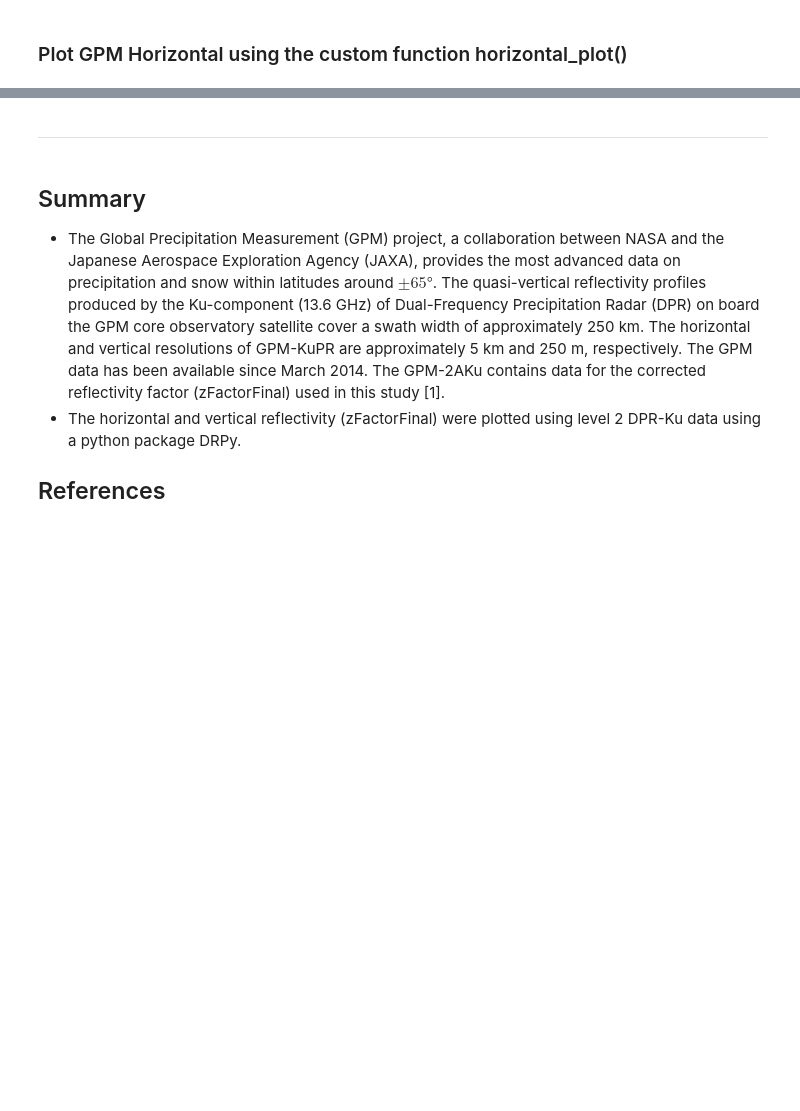
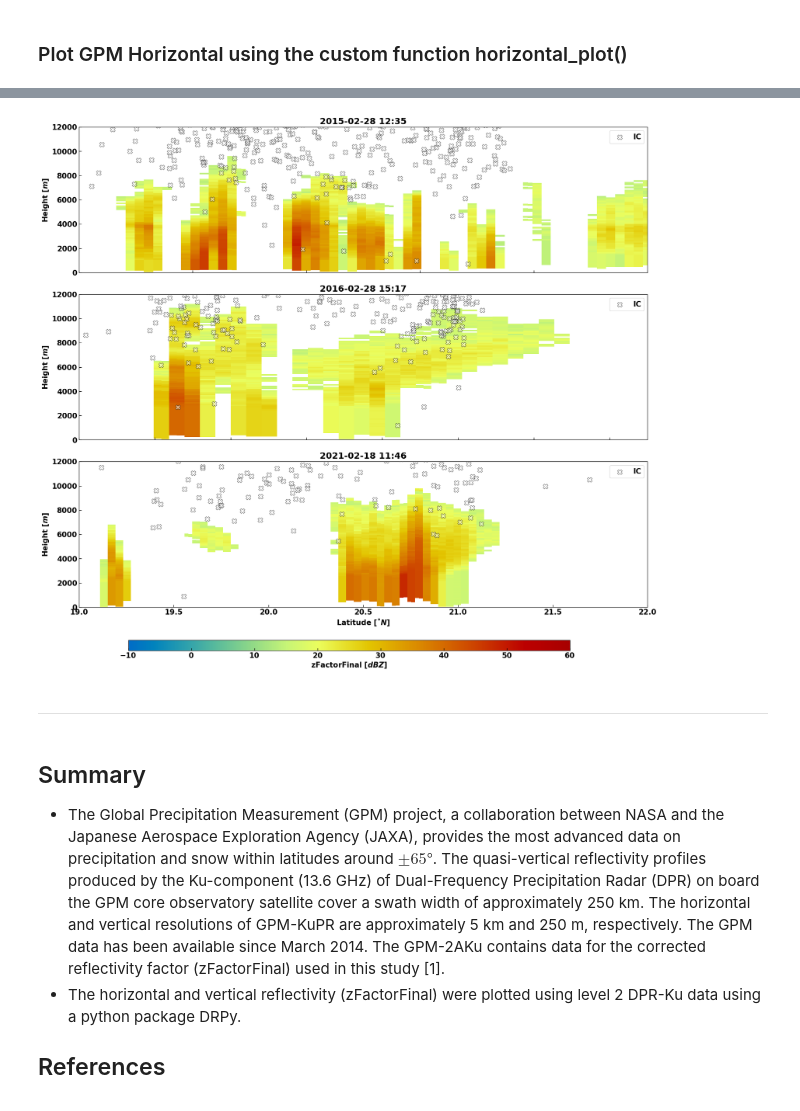
Before and after one commit to syedhamidali/GPM_and_lightning, a Jupyter notebook: gpm_dpr_and_llndata.ipynb, the cells around one changed output, grey strips where cells are left out. Cells and saved outputs as stored; diff of their text form; code cells hidden in the pictures; blank space fills up the shorter version.

```diff
--- a/gpm_dpr_and_llndata.ipynb
+++ b/gpm_dpr_and_llndata.ipynb
@@ -378,3 +306,16 @@ plot_vert(india, df21, ax=ax,l=True, b=True, fig=fig, colorbar=True, xlim=(20,23
+# %%
+fig = plt.figure(figsize = [18, 15], tight_layout = True)
+ax = plt.subplot(311)
+plot_vert(ds = india15, df = df15, ax=ax,l=True, b=False, fig=fig, colorbar=False,
+          xlim = (19.5, 22), nrayNS=20,)
+ax = plt.subplot(312)
+plot_vert(ds = india16, df = df16, ax=ax,l=True, b=False, fig=fig, colorbar=False,
+          xlim = (18,19.5))
+ax = plt.subplot(313)
+plot_vert(ds = india21, df = df21, ax=ax,l=True, b=True, fig=fig, colorbar=True, xlim = (19,22), nrayNS=48)
+plt.savefig("vert_all.png", dpi=600, bbox_inches = "tight")
+# %% [output]
+[figure, added]
 # %% [markdown]
 ---
 # %% [markdown]
```
Also changed, not shown: parts of 26 cells of this notebook.
